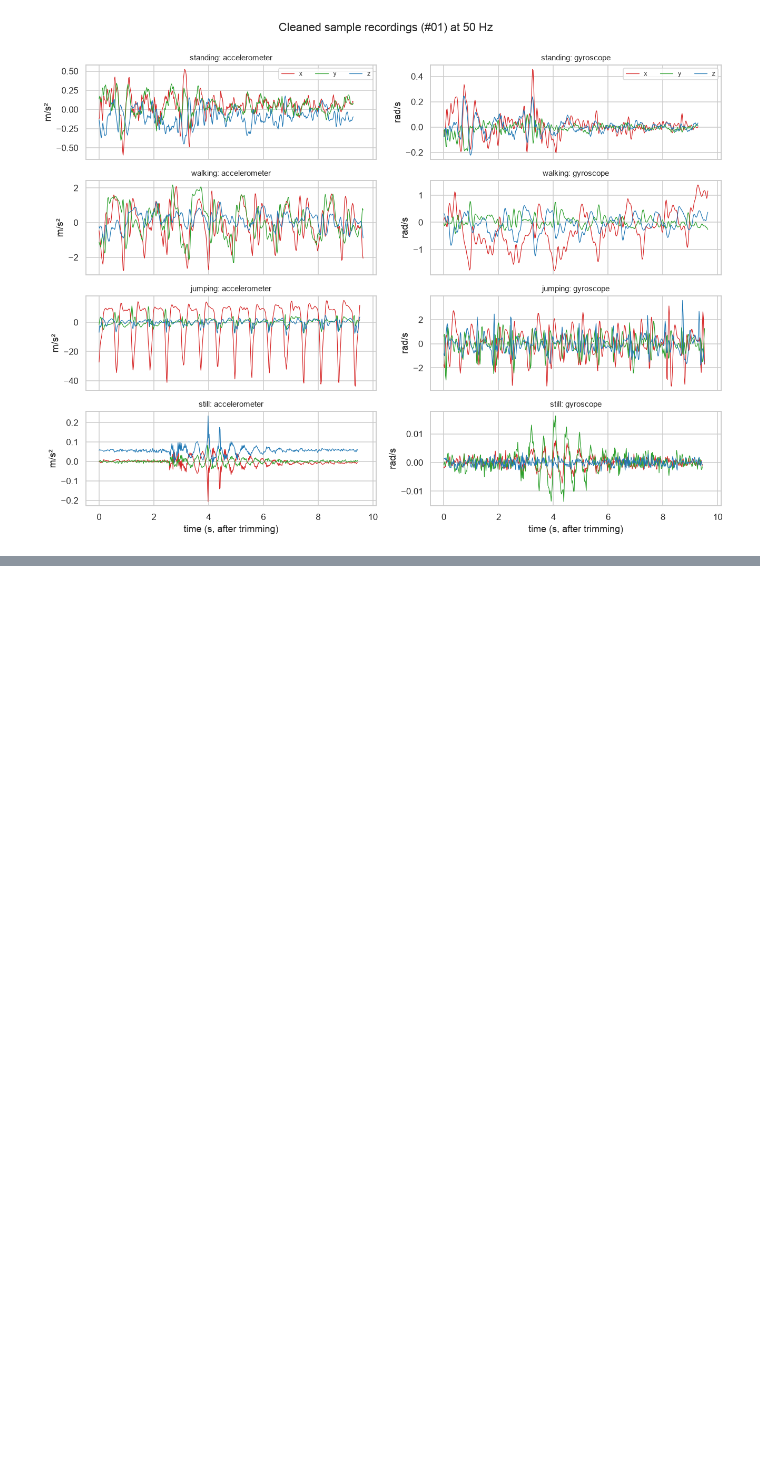
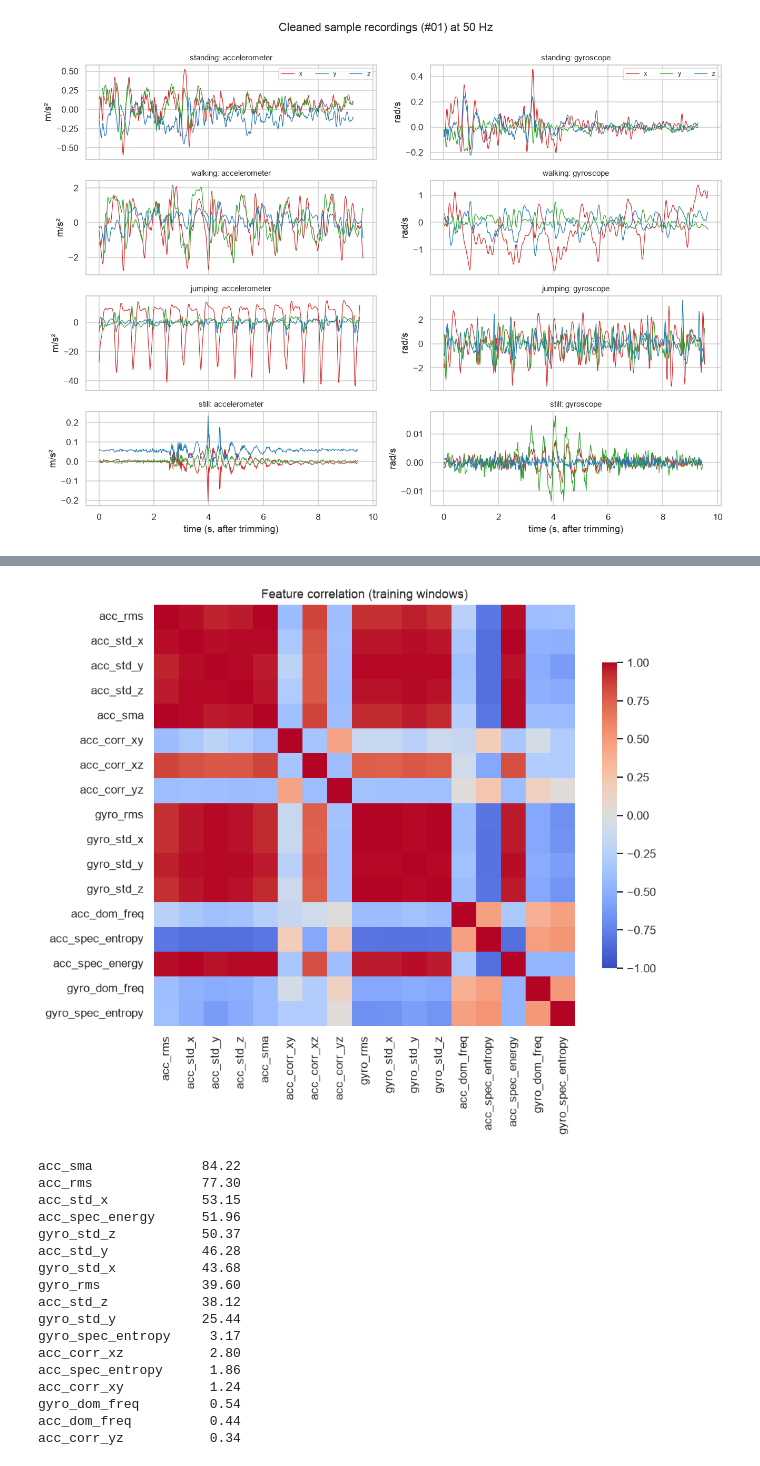
Before and after one commit to Eddydev-ALU/hmm-human-activity-recognition-formative-2, a Jupyter notebook: notebooks/hmm_activity_recognition.ipynb, the cells around one changed output, grey strips where cells are left out. Cells and saved outputs as stored; diff of their text form; code cells hidden in the pictures; blank space fills up the shorter version.

```diff
--- a/notebooks/hmm_activity_recognition.ipynb
+++ b/notebooks/hmm_activity_recognition.ipynb
@@ -264,0 +441,36 @@ fig = plot_raw_examples(train_recs); savefig(fig, "fig_raw_samples"); plt.show()
+# %%
+fig, ax = plt.subplots(figsize=(9, 7.5))
+sns.heatmap(train_feat[FEATURES].corr(), cmap="coolwarm", center=0, vmin=-1, vmax=1, ax=ax,
+            square=True, cbar_kws={"shrink": .7})
+ax.set_title("Feature correlation (training windows)")
+savefig(fig, "fig_feature_correlation"); plt.show()
+
+# Fisher score (between-class / within-class variance) -> most discriminative features, training data only
+def fisher_scores(Z: pd.DataFrame, y: pd.Series) -> pd.Series:
+    mu = Z.mean()
+    between = sum((y == c).sum() * (Z[y == c].mean() - mu) ** 2 for c in ACTIVITIES)
+    within = sum(((Z[y == c] - Z[y == c].mean()) ** 2).sum() for c in ACTIVITIES)
+    return (between / within).sort_values(ascending=False)
+
+fisher = fisher_scores(Ztrain, train_feat.label)
+print(fisher.round(2).to_string())
+RESULTS["fisher_top"] = fisher.head(5).round(2).to_dict()
+# %% [output]
+[figure, added]
+acc_sma              84.22
+acc_rms              77.30
+acc_std_x            53.15
+acc_spec_energy      51.96
+gyro_std_z           50.37
+acc_std_y            46.28
+gyro_std_x           43.68
+gyro_rms             39.60
+acc_std_z            38.12
+gyro_std_y           25.44
+gyro_spec_entropy     3.17
+acc_corr_xz           2.80
+acc_spec_entropy      1.86
+acc_corr_xy           1.24
+gyro_dom_freq         0.54
+acc_dom_freq          0.44
+acc_corr_yz           0.34
```
Also changed, not shown: parts of 9 cells of this notebook, 4 other files.
